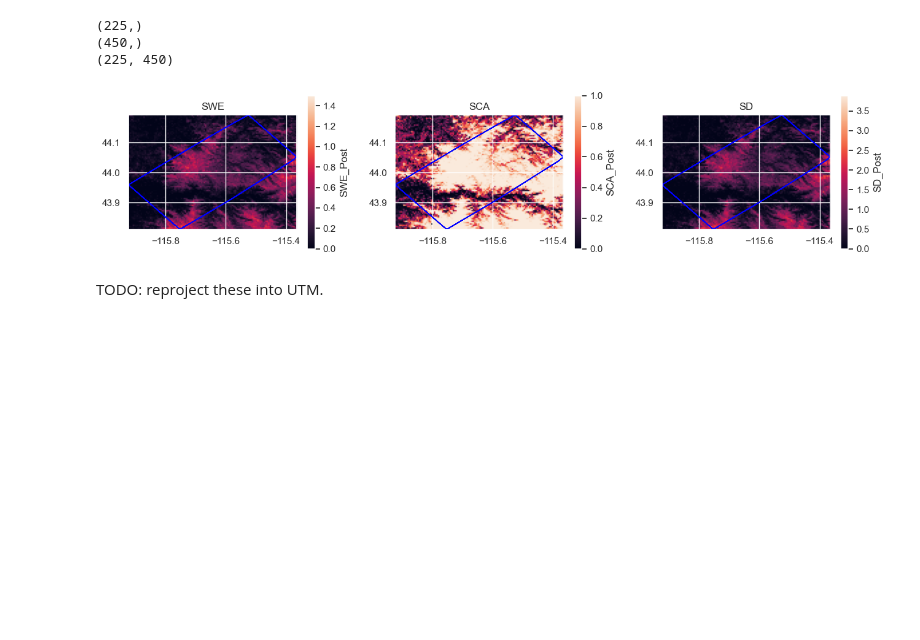
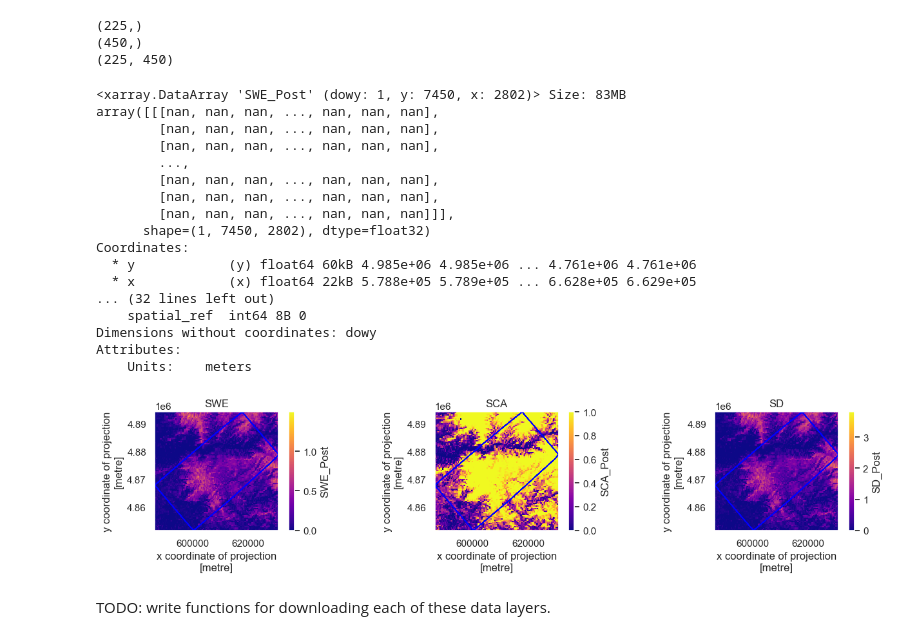
Before and after one commit to julober/snowex_uavsar_coherence, a Jupyter notebook: notebooks/01_data_download_and_prep.ipynb, the cells around one changed output. Saved outputs shown, nothing was run; the diff lists cells and outputs as text; code cells hidden in the pictures; blank space fills up the shorter version.

```diff
--- a/notebooks/01_data_download_and_prep.ipynb
+++ b/notebooks/01_data_download_and_prep.ipynb
@@ -228,6 +228,11 @@ import geopandas as gpd
 outline = gpd.read_file('../data/lowman_05208.shp')
 outline.boundary.plot()
 print(type(outline))
+
+# project outline to UTM
+outline_utm = outline.to_crs(CRS)
+outline_utm.boundary.plot()
+
 # print(g)
 # %% [output]
 <class 'geopandas.geodataframe.GeoDataFrame'>
@@ -649,15 +659,17 @@ for prod in snow_prods:
     # prod.rio.write_crs('EPSG:4326', inplace=True)
     # prod.rio.set_spatial_dims(x_dim='Longitude', y_dim='Latitude', inplace=True)
     # print(prod[0, 0])
-    prod[0, 0].rio.write_crs('EPSG:4326', inplace=True)
-    prod[0, 0].rio.set_spatial_dims(x_dim='Longitude', y_dim='Latitude', inplace=True)
-    print(prod[0, 0])
-    print(prod[0, 0]['Latitude'])
+    da = prod.sel(Stats = 2)
+    da = da.rio.write_crs('EPSG:4326')
+    da = da.rename({'Longitude': 'x', 'Latitude': 'y', 'Day': 'dowy'}).transpose('dowy', 'y', 'x')
+    # prod[0, 0].rio.set_spatial_dims(x_dim='Longitude', y_dim='Latitude', inplace=True)
+    print(da)
+    # print(prod[0, 0]['Latitude'])
     # get std dev of spacing in lat and lon
-    print('confirm evenly spaced grid')
-    print("lat spacing:", np.std(np.diff(prod[0, 0]['Latitude'].values)))
-    print("lon spacing:", np.std(np.diff(prod[0, 0]['Longitude'].values)))
+    # print('confirm evenly spaced grid')
+    # print("lat spacing:", np.std(np.diff(prod[0, 0]['Latitude'].values)))
+    # print("lon spacing:", np.std(np.diff(prod[0, 0]['Longitude'].values)))
 
-    prod_reproj = prod[0, 0].rio.reproject(CRS, resolution=RES)
+    prod_reproj = da.rio.reproject(CRS, resolution=RES)
     snow_prods_mean_reproj.append(prod_reproj)
 # %% [output]
@@ -692,33 +701,52 @@ print(swe_day[0,0].shape)
 # %%
 # plot swe_day, trim to outline
 names = ['SWE', 'SCA', 'SD']
 fig, axes = plt.subplots(1, 3, figsize=(13, 3))
 
-for prod, name, ax in zip(snow_prods, names, axes):
+for prod, name, ax in zip(snow_prods_mean_reproj, names, axes):
     # im = ax.contourf(prod['Longitude'], prod['Latitude'], prod[0,0].T)
-    im = ax.imshow(prod[0,0].T,
-                    extent=(prod['Longitude'].min(), prod['Longitude'].max(),
-                            prod['Latitude'].min(), prod['Latitude'].max()),
-                    origin='lower')
-    outline.boundary.plot(ax=ax, edgecolor='blue', linewidth=1)
-    ax.set_xlim(outline.total_bounds[0], outline.total_bounds[2])
-    ax.set_ylim(outline.total_bounds[1], outline.total_bounds[3])
+    print(prod)
+    # im = ax.imshow(prod.T,
+    #                 # extent=(prod['x'].min(), prod['x'].max(),
+    #                 #         prod['y'].min(), prod['y'].max()),
+    #                 origin='lower')
+    im = prod.plot(ax=ax, cmap='plasma', add_colorbar=False)
+    outline_utm.boundary.plot(ax=ax, edgecolor='blue', linewidth=1)
+    ax.set_xlim(outline_utm.total_bounds[0], outline_utm.total_bounds[2])
+    ax.set_ylim(outline_utm.total_bounds[1], outline_utm.total_bounds[3])
     ax.set_aspect('equal')
     ax.set_title(name)
     # ax.grid(False)
     fig.colorbar(im, ax=ax, label=prod.name)
 fig.tight_layout()
 plt.show()
 # plt.figure(figsize=(8, 6))
 # plt.contourf(swe_day['Longitude'], swe_day['Latitude'], swe_day[0,0].T)
 # plt.xlim(outline.total_bounds[0], outline.total_bounds[2])
 # plt.ylim(outline.total_bounds[1], outline.total_bounds[3])
 # plt.title(f'SWE on {day}')
 # plt.xlabel('Longitude')
 # plt.ylabel('Latitude')
 # plt.colorbar(label='SWE (m)')
 # plt.show()
 # %% [output]
+<xarray.DataArray 'SWE_Post' (dowy: 1, y: 7450, x: 2802)> Size: 83MB
+array([[[nan, nan, nan, ..., nan, nan, nan],
+        [nan, nan, nan, ..., nan, nan, nan],
+        [nan, nan, nan, ..., nan, nan, nan],
+        ...,
+        [nan, nan, nan, ..., nan, nan, nan],
+        [nan, nan, nan, ..., nan, nan, nan],
+        [nan, nan, nan, ..., nan, nan, nan]]],
+      shape=(1, 7450, 2802), dtype=float32)
+Coordinates:
+  * y            (y) float64 60kB 4.985e+06 4.985e+06 ... 4.761e+06 4.761e+06
+  * x            (x) float64 22kB 5.788e+05 5.789e+05 ... 6.628e+05 6.629e+05
+... (32 lines left out)
+    spatial_ref  int64 8B 0
+Dimensions without coordinates: dowy
+Attributes:
+    Units:    meters
-[figure, old version]
+[figure, new version]
 # %% [markdown]
-TODO: reproject these into UTM.
+TODO: write functions for downloading each of these data layers.
```
Also changed, not shown: parts of 30 cells of this notebook.
